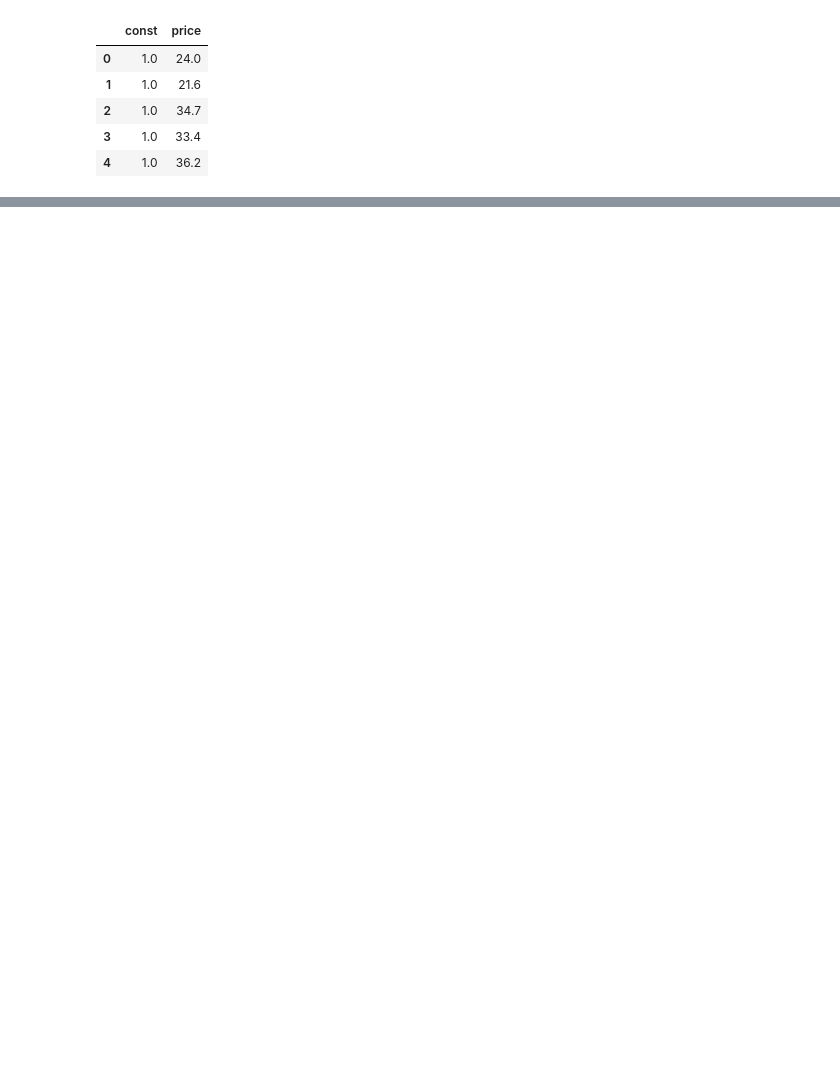
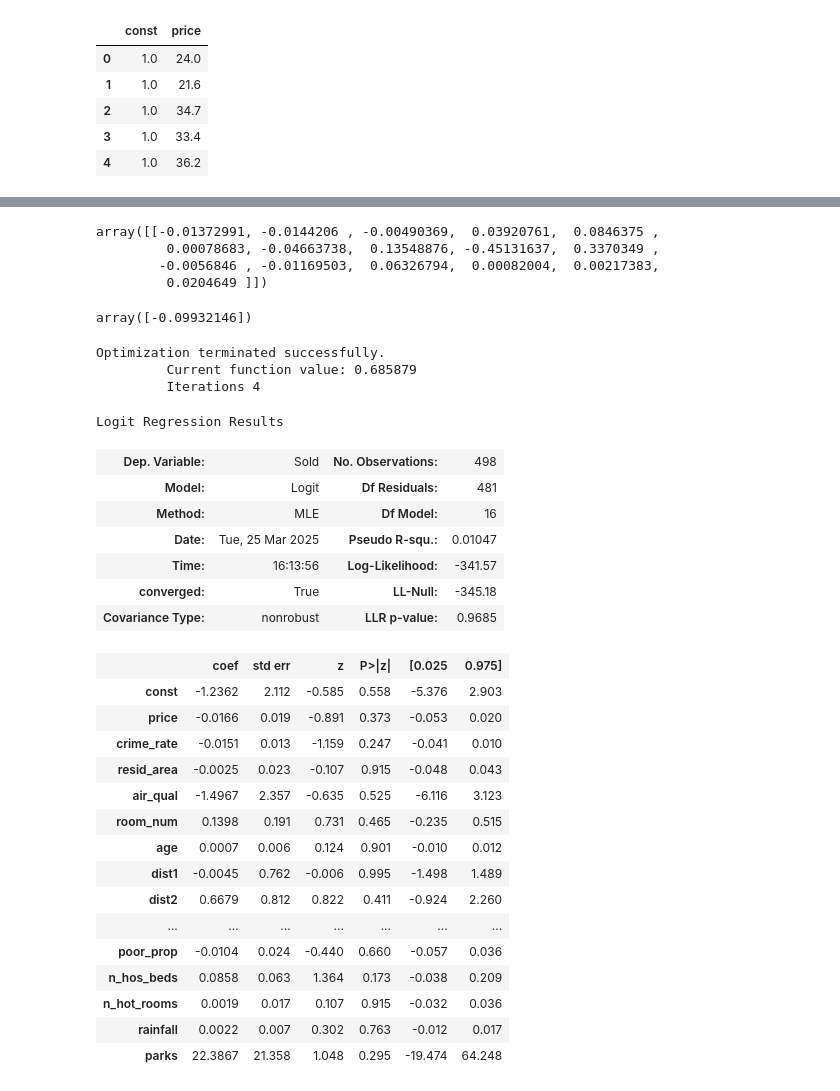
Before and after one commit to Fauzan555/House_price_prediction, a Jupyter notebook: Using_Logistic_reg.ipynb, the cells around one changed output, grey strips where cells are left out. Saved outputs shown, nothing was run; the diff lists cells and outputs as text; code cells hidden in the pictures; blank space fills up the shorter version.

```diff
--- a/Using_Logistic_reg.ipynb
+++ b/Using_Logistic_reg.ipynb
@@ -104,0 +167,2 @@ Logit Regression Results
+# %%
+clf_lrs.fit(X, y)
@@ -104,0 +178,46 @@ Logit Regression Results
+# %%
+clf_lrs.coef_
+# %% [output]
+array([[-0.01372991, -0.0144206 , -0.00490369,  0.03920761,  0.0846375 ,
+         0.00078683, -0.04663738,  0.13548876, -0.45131637,  0.3370349 ,
+        -0.0056846 , -0.01169503,  0.06326794,  0.00082004,  0.00217383,
+         0.0204649 ]])
+# %%
+clf_lrs.intercept_
+# %% [output]
+array([-0.09932146])
+# %%
+X_cons=sn.add_constant(X)
+# %%
+logit=sm.Logit(y,X_cons).fit()
+# %% [output]
+Optimization terminated successfully.
+         Current function value: 0.685879
+         Iterations 4
+# %%
+logit.summary()
+# %% [output]
+Logit Regression Results
+| Dep. Variable: | Sold | No. Observations: | 498 |
+| Model: | Logit | Df Residuals: | 481 |
+| Method: | MLE | Df Model: | 16 |
+| Date: | Tue, 25 Mar 2025 | Pseudo R-squ.: | 0.01047 |
+| Time: | 16:13:56 | Log-Likelihood: | -341.57 |
+| converged: | True | LL-Null: | -345.18 |
+| Covariance Type: | nonrobust | LLR p-value: | 0.9685 |
+|  | coef | std err | z | P>|z| | [0.025 | 0.975] |
+| const | -1.2362 | 2.112 | -0.585 | 0.558 | -5.376 | 2.903 |
+| price | -0.0166 | 0.019 | -0.891 | 0.373 | -0.053 | 0.020 |
+| crime_rate | -0.0151 | 0.013 | -1.159 | 0.247 | -0.041 | 0.010 |
+| resid_area | -0.0025 | 0.023 | -0.107 | 0.915 | -0.048 | 0.043 |
+| air_qual | -1.4967 | 2.357 | -0.635 | 0.525 | -6.116 | 3.123 |
+| room_num | 0.1398 | 0.191 | 0.731 | 0.465 | -0.235 | 0.515 |
+| age | 0.0007 | 0.006 | 0.124 | 0.901 | -0.010 | 0.012 |
+| dist1 | -0.0045 | 0.762 | -0.006 | 0.995 | -1.498 | 1.489 |
+| dist2 | 0.6679 | 0.812 | 0.822 | 0.411 | -0.924 | 2.260 |
+| ... | ... | ... | ... | ... | ... | ... |
+| poor_prop | -0.0104 | 0.024 | -0.440 | 0.660 | -0.057 | 0.036 |
+| n_hos_beds | 0.0858 | 0.063 | 1.364 | 0.173 | -0.038 | 0.209 |
+| n_hot_rooms | 0.0019 | 0.017 | 0.107 | 0.915 | -0.032 | 0.036 |
+| rainfall | 0.0022 | 0.007 | 0.302 | 0.763 | -0.012 | 0.017 |
+| parks | 22.3867 | 21.358 | 1.048 | 0.295 | -19.474 | 64.248 |
```
Also changed, not shown: parts of 28 cells of this notebook.
